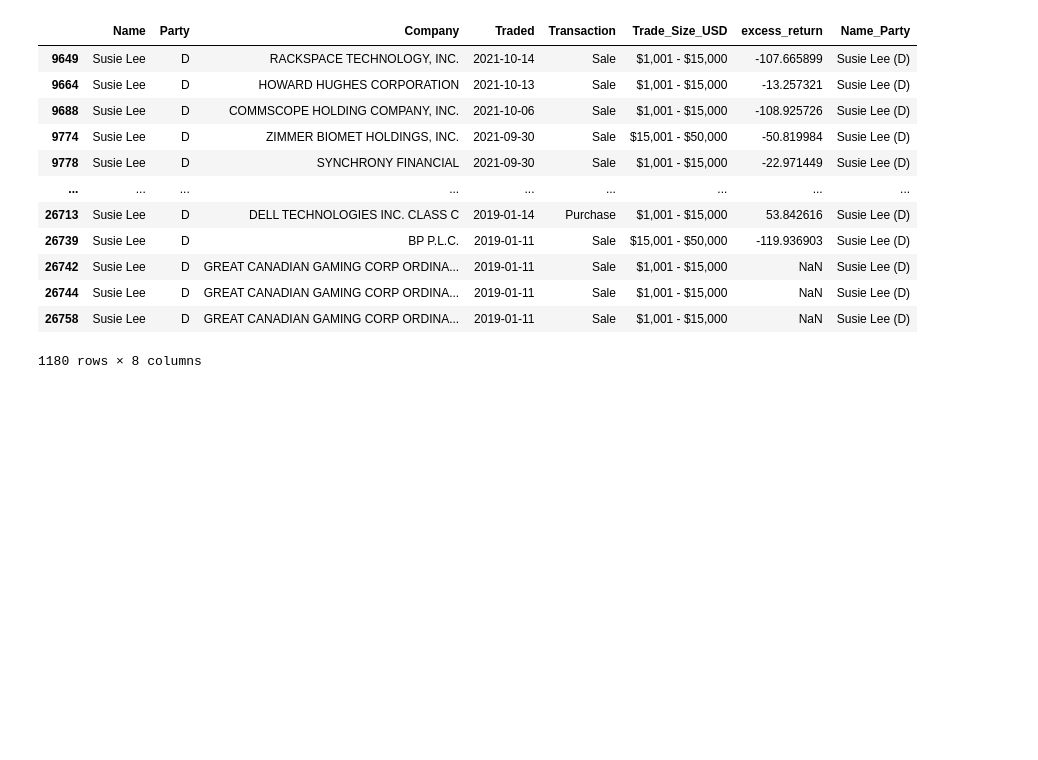
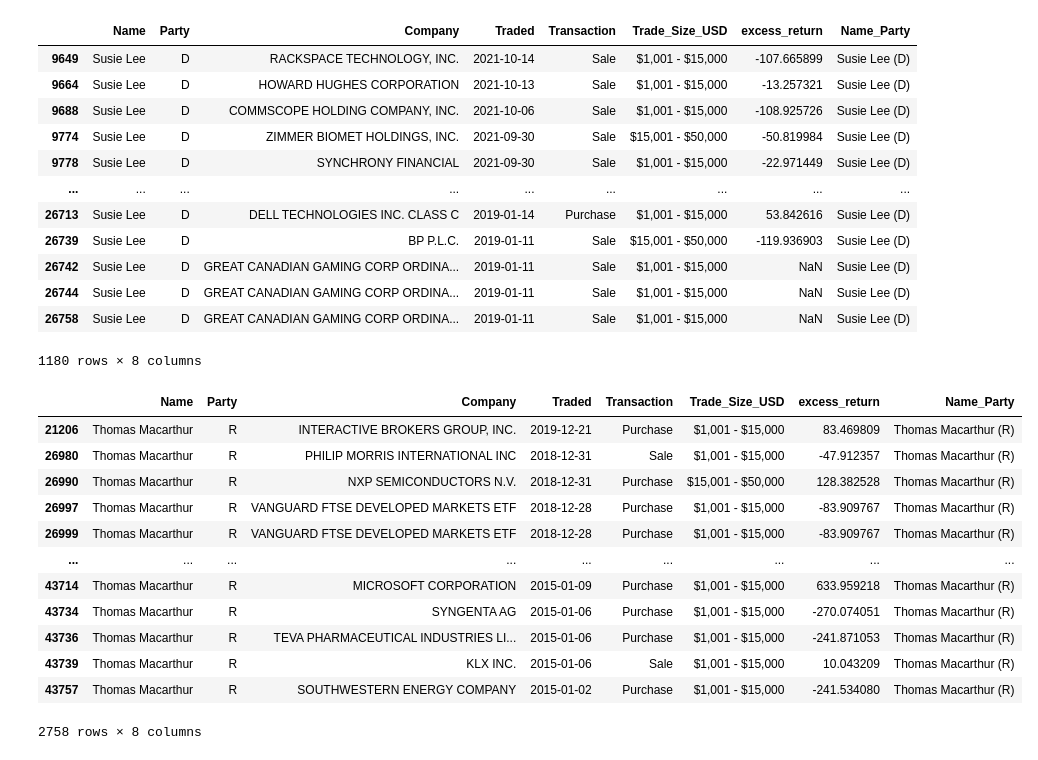
Before and after one commit to tsjohns9/ai-project-1, a Jupyter notebook: shayne.ipynb, the cells around one changed output. Drawn from its saved outputs; the diff is of its cells as text; code cells hidden in the pictures; blank space fills up the shorter version.

```diff
--- a/shayne.ipynb
+++ b/shayne.ipynb
@@ -374,3 +374,19 @@ display(susie_fil)
 | 26744 | Susie Lee | D | GREAT CANADIAN GAMING CORP ORDINA... | 2019-01-11 | Sale | $1,001 - $15,000 | NaN | Susie Lee (D) |
 | 26758 | Susie Lee | D | GREAT CANADIAN GAMING CORP ORDINA... | 2019-01-11 | Sale | $1,001 - $15,000 | NaN | Susie Lee (D) |
 1180 rows × 8 columns
+# %%
+df_thomas
+# %% [output]
+|  | Name | Party | Company | Traded | Transaction | Trade_Size_USD | excess_return | Name_Party |
+| 21206 | Thomas Macarthur | R | INTERACTIVE BROKERS GROUP, INC. | 2019-12-21 | Purchase | $1,001 - $15,000 | 83.469809 | Thomas Macarthur (R) |
+| 26980 | Thomas Macarthur | R | PHILIP MORRIS INTERNATIONAL INC | 2018-12-31 | Sale | $1,001 - $15,000 | -47.912357 | Thomas Macarthur (R) |
+| 26990 | Thomas Macarthur | R | NXP SEMICONDUCTORS N.V. | 2018-12-31 | Purchase | $15,001 - $50,000 | 128.382528 | Thomas Macarthur (R) |
+| 26997 | Thomas Macarthur | R | VANGUARD FTSE DEVELOPED MARKETS ETF | 2018-12-28 | Purchase | $1,001 - $15,000 | -83.909767 | Thomas Macarthur (R) |
+| 26999 | Thomas Macarthur | R | VANGUARD FTSE DEVELOPED MARKETS ETF | 2018-12-28 | Purchase | $1,001 - $15,000 | -83.909767 | Thomas Macarthur (R) |
+| ... | ... | ... | ... | ... | ... | ... | ... | ... |
+| 43714 | Thomas Macarthur | R | MICROSOFT CORPORATION | 2015-01-09 | Purchase | $1,001 - $15,000 | 633.959218 | Thomas Macarthur (R) |
+| 43734 | Thomas Macarthur | R | SYNGENTA AG | 2015-01-06 | Purchase | $1,001 - $15,000 | -270.074051 | Thomas Macarthur (R) |
+| 43736 | Thomas Macarthur | R | TEVA PHARMACEUTICAL INDUSTRIES LI... | 2015-01-06 | Purchase | $1,001 - $15,000 | -241.871053 | Thomas Macarthur (R) |
+| 43739 | Thomas Macarthur | R | KLX INC. | 2015-01-06 | Sale | $1,001 - $15,000 | 10.043209 | Thomas Macarthur (R) |
+| 43757 | Thomas Macarthur | R | SOUTHWESTERN ENERGY COMPANY | 2015-01-02 | Purchase | $1,001 - $15,000 | -241.534080 | Thomas Macarthur (R) |
+2758 rows × 8 columns
```
